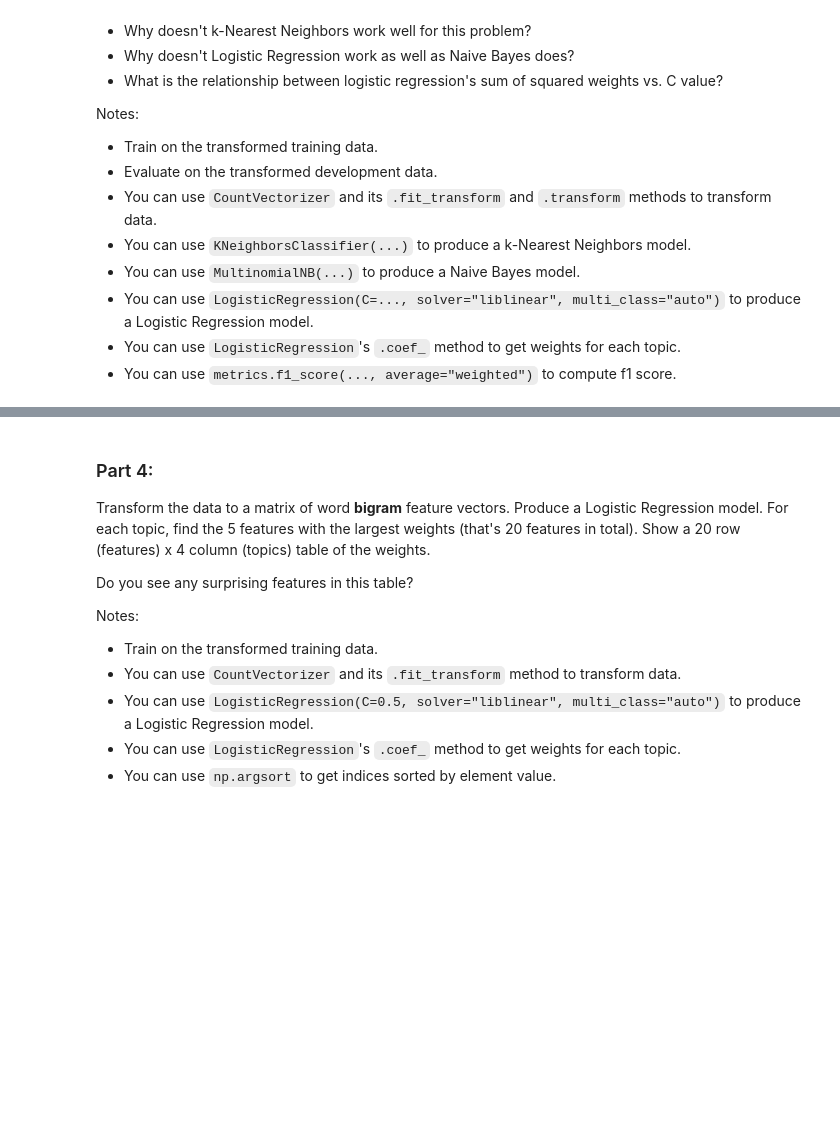
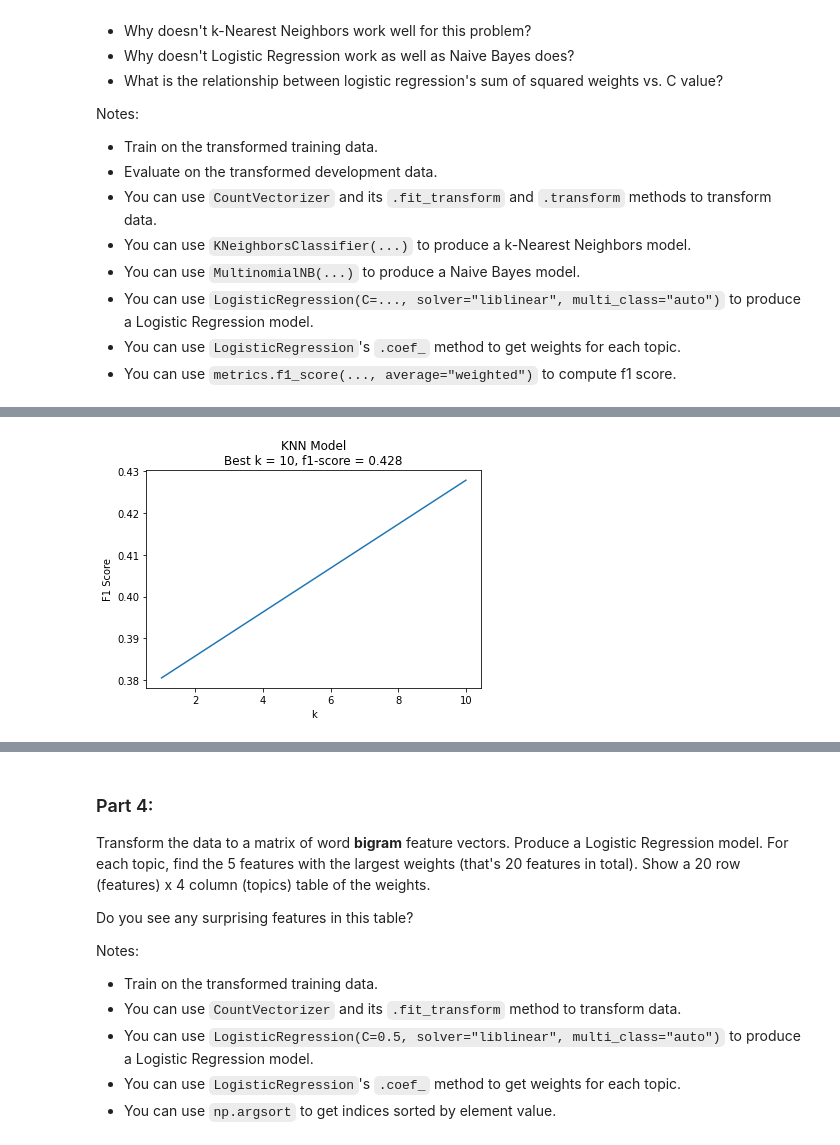
Before and after one commit to toby-p/mids-w207-projects, a Jupyter notebook: Toby_Petty_p2.ipynb, the cells around one changed output, grey strips where cells are left out. Saved outputs shown, nothing was run; the diff lists cells and outputs as text; code cells hidden in the pictures; blank space fills up the shorter version.

```diff
--- a/Toby_Petty_p2.ipynb
+++ b/Toby_Petty_p2.ipynb
@@ -221,0 +214,89 @@ ANSWER:
+# %%
+def P3():
+
+    def plot_model(params, scores, title: str,
+                   metric_name: str, param_name: str):
+        """Helper function to plot model parameters vs. scores"""
+        fig, ax = plt.subplots()
+        ax.plot(params, scores)
+        ax.set_title(title)
+        ax.set_ylabel(metric_name)
+        ax.set_xlabel(param_name)
+        plt.show()
+
+    # Transform the training data to word unigram feature vectors:
+    cv = CountVectorizer(input="content")
+    cv.fit(train_data)
+    train_arr = cv.transform(train_data)
+    dev_arr = cv.transform(dev_data)
+
+    # Produce several k-Nearest Neigbors models by varying k, including one with k set to optimize f1 score:
+    best_k, best_score = None, -np.inf
+    ks, scores = list(range(5, 501, 5)), list()
+    ks, scores = [1, 10],  list()  # TESTING.
+
+    for k in ks:
+        model = KNeighborsClassifier(n_neighbors=k)
+        model.fit(train_arr, train_labels)
+        y_pred = model.predict(dev_arr)
+        score = metrics.f1_score(dev_labels, y_pred, average="weighted")
+        scores.append(score)
+        if score > best_score:
+            best_score = score
+            best_k = k
+    title = f"KNN Model\nBest k = {best_k}, f1-score = {best_score:.3f}"
+    plot_model(ks, scores, title, "F1 Score", "k")
+
+    # Produce several Naive Bayes models by varying smoothing (alpha), including
+    # one with alpha set approximately to optimize f1 score.
+    best_alpha, best_score = None, -np.inf
+    alphas, scores = np.concatenate([np.arange(0, 1, 0.001),  np.arange(1, 100, 1)]), list()
+    alphas, scores = np.arange(0.01, 1, 0.01), list()
+    alphas, scores = np.arange(0.1, 1, 0.3), list()  # TESTING.
+    for alpha in alphas:
+        model = MultinomialNB(alpha=alpha, fit_prior=True, class_prior=None)
+        model.fit(train_arr, train_labels)
+        y_pred = model.predict(dev_arr)
+        score = metrics.f1_score(dev_labels, y_pred, average="weighted")
+        scores.append(score)
+        if score > best_score:
+            best_score = score
+            best_alpha = alpha
+    title = f"Naive Bayes Model\nBest alpha = {best_alpha}, f1-score = {best_score:.3f}"
+    plot_model(alphas, scores, title, "F1 Score", "alpha")
+
+    # Produce several Logistic Regression models by varying L2 regularization strength (C),
+    # including one with C set approximately to optimize f1 score. For each model, show
+    # the C value, f1 score, and sum of squared weights for each topic.
+    best_c, best_score = None, -np.inf
+    cs, scores = np.arange(0.01, 1, 0.01), list()
+    cs, scores = np.arange(0.1, 1, 0.1), list() # TESTING
+
+    # Dict to store sum of squared weights for each topic:
+    ssw = {i: list() for i in range(4)}
+    for c in cs:
+        model = LogisticRegression(penalty='l2', C=c, fit_intercept=True, solver="liblinear")
+        model.fit(train_arr, train_labels)
+        y_pred = model.predict(dev_arr)
+        score = metrics.f1_score(dev_labels, y_pred, average="weighted")
+        scores.append(score)
+        for i in range(4):
+            ssw[i].append(sum(model.coef_[i] ** 2))
+        if score > best_score:
+            best_score = score
+            best_c = c
+    title = f"Logistic Regression Model\nBest C = {best_c:.3f}, f1-score = {best_score:.3f}"
+    plot_model(cs, scores, title, "F1 Score", "C")
+
+    fig, ax = plt.subplots()
+    for feature, weight_sum in ssw.items():
+        ax.plot(cs, weight_sum, label=feature)
+    ax.set_title("Logistic Regression Model\nSum of Squared Weights")
+    ax.set_ylabel("Sum of Squared Weights")
+    ax.set_xlabel("C")
+    ax.legend()
+    plt.show()
+
+P3()
+# %% [output]
+[figure, added]
```
Also changed, not shown: parts of 17 cells of this notebook.
